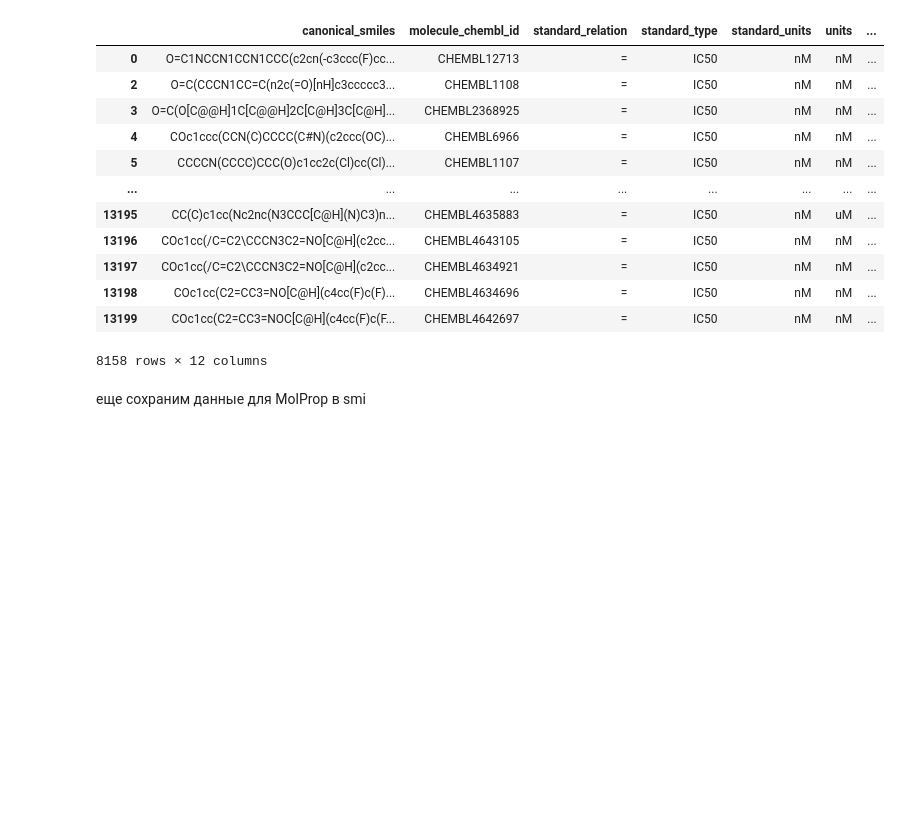
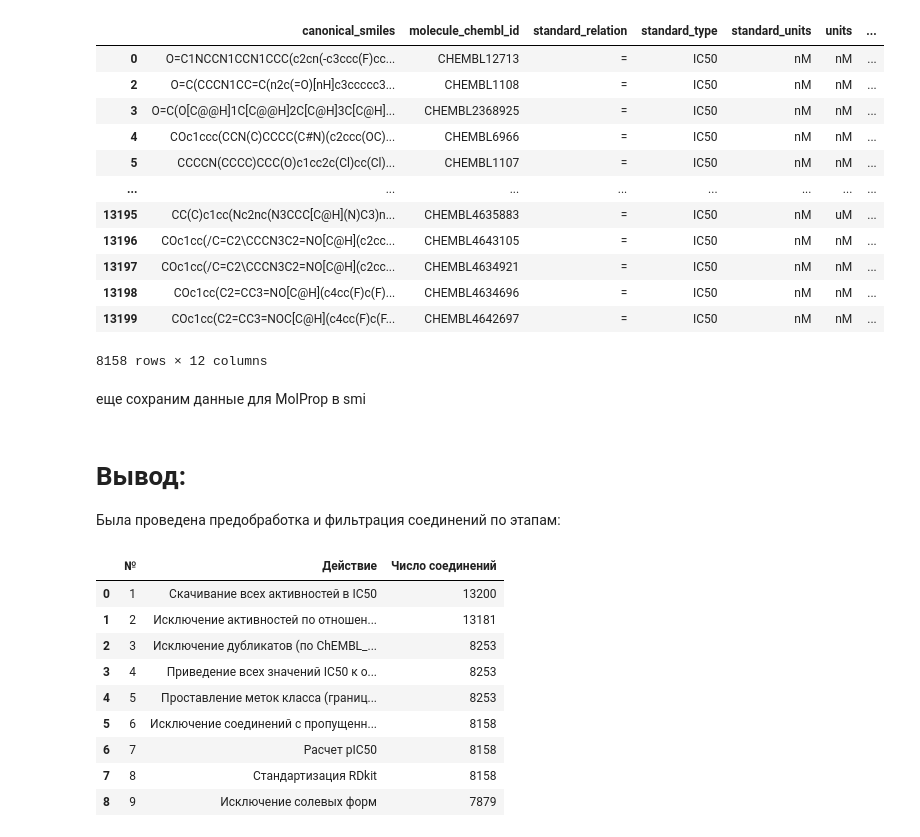
Before and after one commit to ElinaSmall/hERG_model, a Jupyter notebook: notebooks/001.0-smolkina-data-preparation-chembl-herg.ipynb, the cells around one changed output. Saved outputs shown, nothing was run; the diff lists cells and outputs as text; code cells hidden in the pictures; blank space fills up the shorter version.

```diff
--- a/notebooks/001.0-smolkina-data-preparation-chembl-herg.ipynb
+++ b/notebooks/001.0-smolkina-data-preparation-chembl-herg.ipynb
@@ -374,3 +376,31 @@ df.to_csv("herg_out_smaller_right.csv", encoding='utf-8', index=False)
 # %%
 df1 = df["canonical_smiles"]
 df1.to_csv("herg_for_molprop_3.smi", sep = ",", encoding='utf-8', index=False)
+# %% [markdown]
+# Вывод:
+Была проведена предобработка и фильтрация соединений по этапам:
+# %%
+tabledata = [[1, "Скачивание всех активностей в IC50", 13200],
+         [2, "Исключение активностей по отношению к мутантным формам hERG", 13181],
+         [3, "Исключение дубликатов (по ChEMBL_ID) и удаление строк с путыми значениями в колонках units, standard_type, value", 8253],
+         [4, "Приведение всех значений IC50 к одним единицам измерения (nM)", 8253],
+         [5, "Проставление меток класса (граница IC50 = 10 мкМ)", 8253],
+         [6, "Исключение соединений с пропущенными или неопределенными значениями в realtion", 8158],
+         [7, "Расчет pIC50", 8158],
+         [8, "Стандартизация RDkit", 8158],
+         [9, "Исключение солевых форм", 7879]
+            ]
+# %%
+pd.set_option('max_colwidth', None)
+pd.DataFrame(tabledata, columns=["№","Действие", "Число соединений"])
+# %% [output]
+|  | № | Действие | Число соединений |
+| 0 | 1 | Скачивание всех активностей в IC50 | 13200 |
+| 1 | 2 | Исключение активностей по отношен... | 13181 |
+| 2 | 3 | Исключение дубликатов (по ChEMBL_... | 8253 |
+| 3 | 4 | Приведение всех значений IC50 к о... | 8253 |
+| 4 | 5 | Проставление меток класса (границ... | 8253 |
+| 5 | 6 | Исключение соединений с пропущенн... | 8158 |
+| 6 | 7 | Расчет pIC50 | 8158 |
+| 7 | 8 | Стандартизация RDkit | 8158 |
+| 8 | 9 | Исключение солевых форм | 7879 |
```
Also changed, not shown: parts of 1 cell of this notebook.
